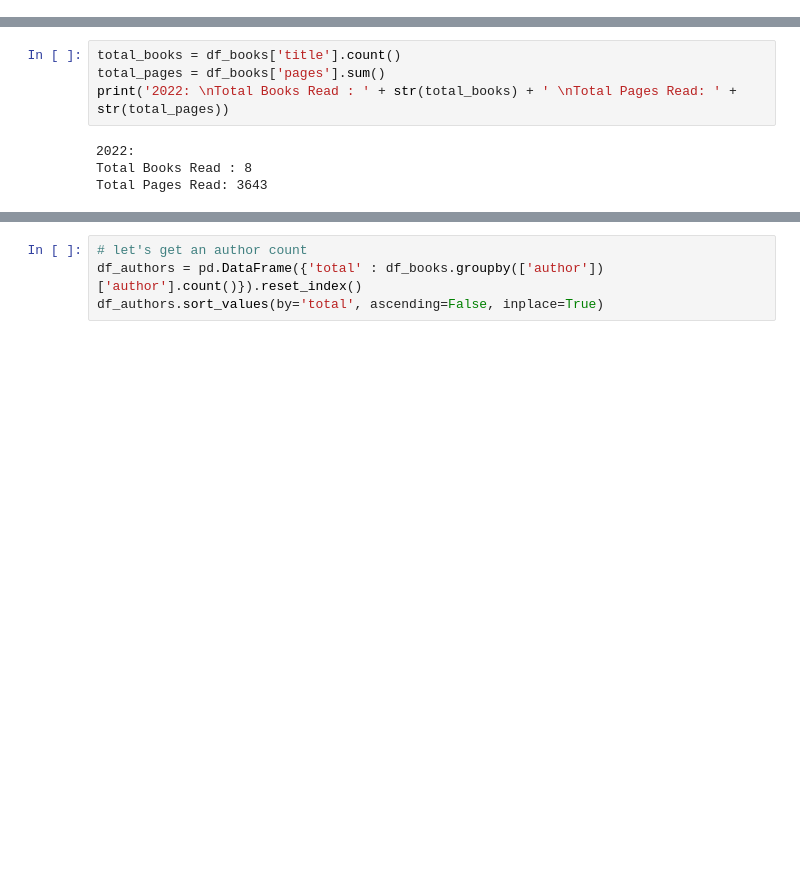
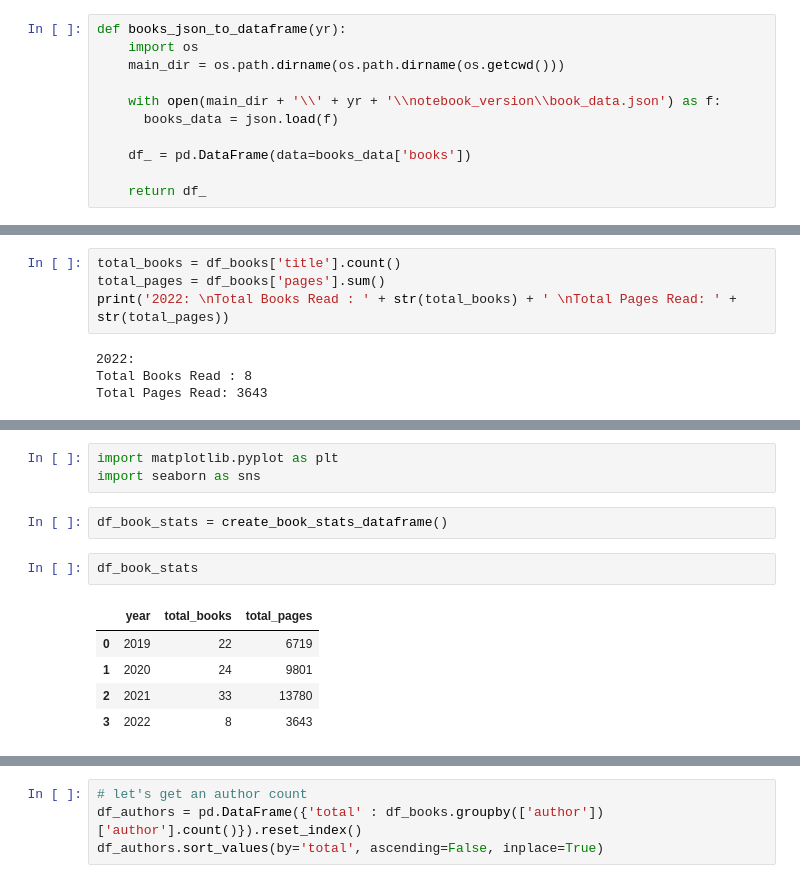
Before and after one commit to awgeezrick/books_i_have_read, a Jupyter notebook: 2022/notebook_version/books_i_have_read_2022.ipynb, the cells around one changed output, grey strips where cells are left out. Cells and saved outputs as stored; diff of their text form; blank space fills up the shorter version.

```diff
--- a/2022/notebook_version/books_i_have_read_2022.ipynb
+++ b/2022/notebook_version/books_i_have_read_2022.ipynb
@@ -7,0 +5,11 @@ with open('book_data.json') as f:
+# %%
+def books_json_to_dataframe(yr):
+    import os
+    main_dir = os.path.dirname(os.path.dirname(os.getcwd()))
+
+    with open(main_dir + '\\' + yr + '\\notebook_version\\book_data.json') as f:
+      books_data = json.load(f)
+
+    df_ = pd.DataFrame(data=books_data['books'])
+
+    return df_
@@ -150,0 +180,13 @@ Total Pages Read: 3643
+# %%
+import matplotlib.pyplot as plt
+import seaborn as sns
+# %%
+df_book_stats = create_book_stats_dataframe()
+# %%
+df_book_stats
+# %% [output]
+|  | year | total_books | total_pages |
+| 0 | 2019 | 22 | 6719 |
+| 1 | 2020 | 24 | 9801 |
+| 2 | 2021 | 33 | 13780 |
+| 3 | 2022 | 8 | 3643 |
```
Also changed, not shown: parts of 6 cells of this notebook.
